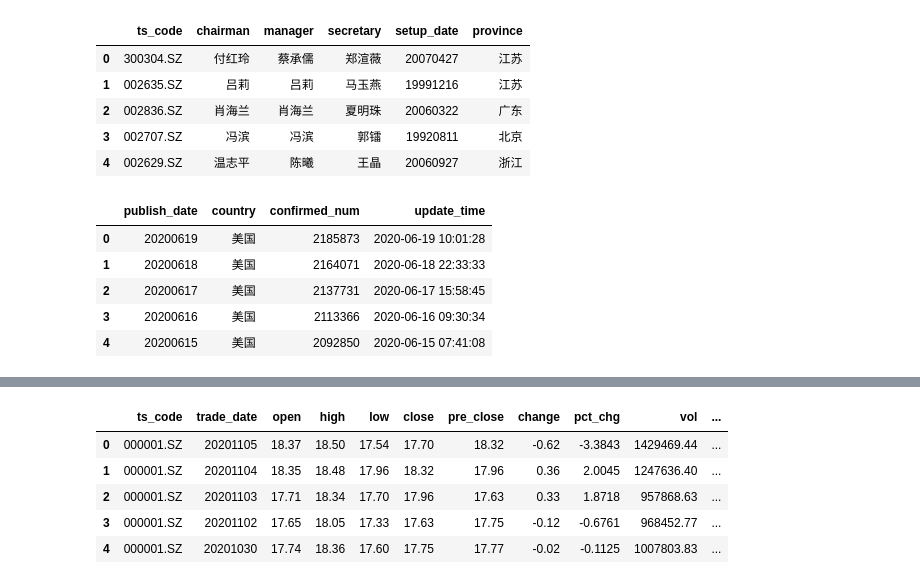
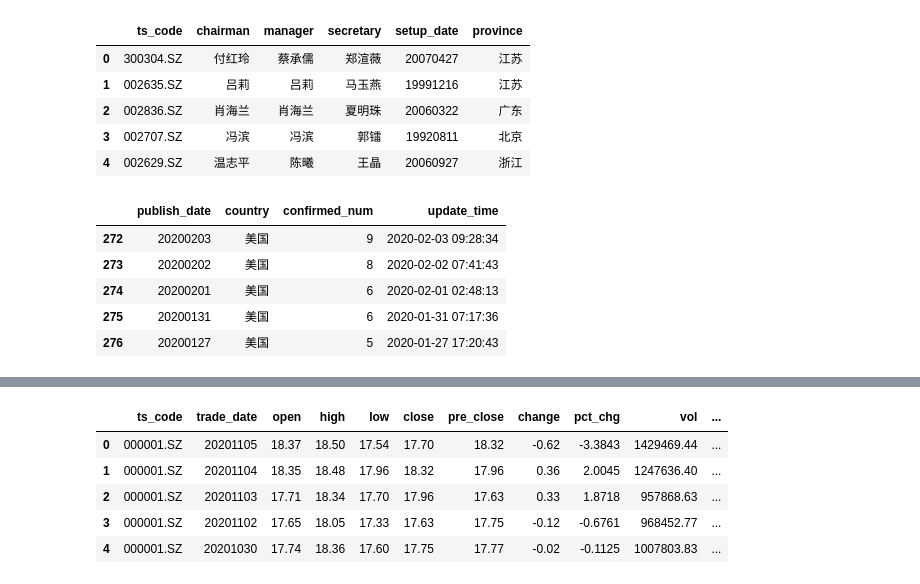
Before and after one commit to xinihe/jrxy_python_course, a Jupyter notebook: DataSession/API_and_Data_Retrieval.ipynb, the cells around one changed output, grey strips where cells are left out. Cells and saved outputs as stored; diff of their text form; code cells hidden in the pictures.

```diff
--- a/DataSession/API_and_Data_Retrieval.ipynb
+++ b/DataSession/API_and_Data_Retrieval.ipynb
@@ -226,14 +226,14 @@ df.head()
 | 4 | 002629.SZ | 温志平 | 陈曦 | 王晶 | 20060927 | 浙江 |
 # %%
 df = pro.ncov_global(country='美国', fields='country,publish_date,confirmed_num,update_time')
-df.head()
+df.tail()
 # %% [output]
 |  | publish_date | country | confirmed_num | update_time |
-| 0 | 20200619 | 美国 | 2185873 | 2020-06-19 10:01:28 |
-| 1 | 20200618 | 美国 | 2164071 | 2020-06-18 22:33:33 |
-| 2 | 20200617 | 美国 | 2137731 | 2020-06-17 15:58:45 |
-| 3 | 20200616 | 美国 | 2113366 | 2020-06-16 09:30:34 |
-| 4 | 20200615 | 美国 | 2092850 | 2020-06-15 07:41:08 |
+| 272 | 20200203 | 美国 | 9 | 2020-02-03 09:28:34 |
+| 273 | 20200202 | 美国 | 8 | 2020-02-02 07:41:43 |
+| 274 | 20200201 | 美国 | 6 | 2020-02-01 02:48:13 |
+| 275 | 20200131 | 美国 | 6 | 2020-01-31 07:17:36 |
+| 276 | 20200127 | 美国 | 5 | 2020-01-27 17:20:43 |
 # %%
 df = pro.cctv_news(date='20201105')
 df.head()
```
Also changed, not shown: parts of 3 cells of this notebook, 4 other files.
